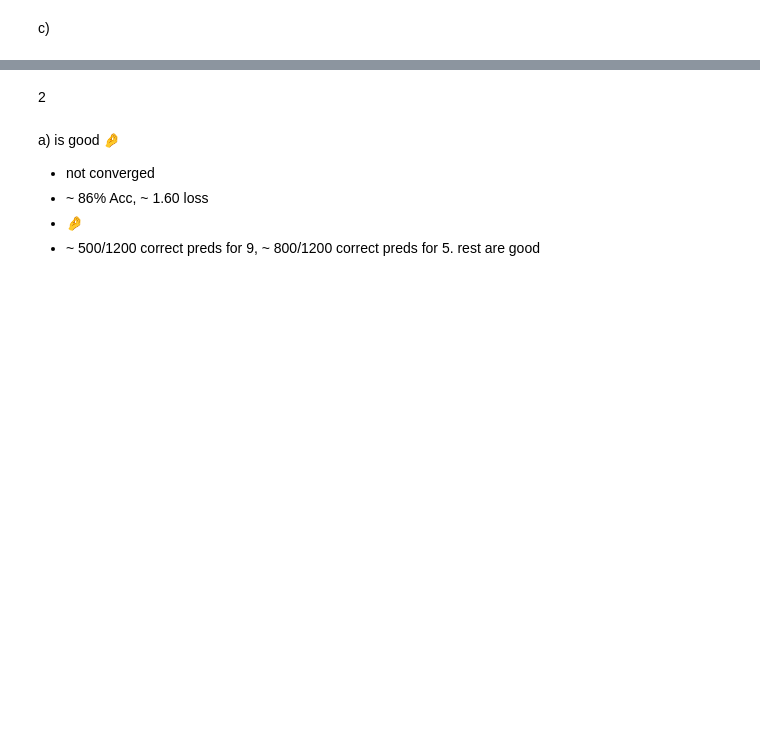
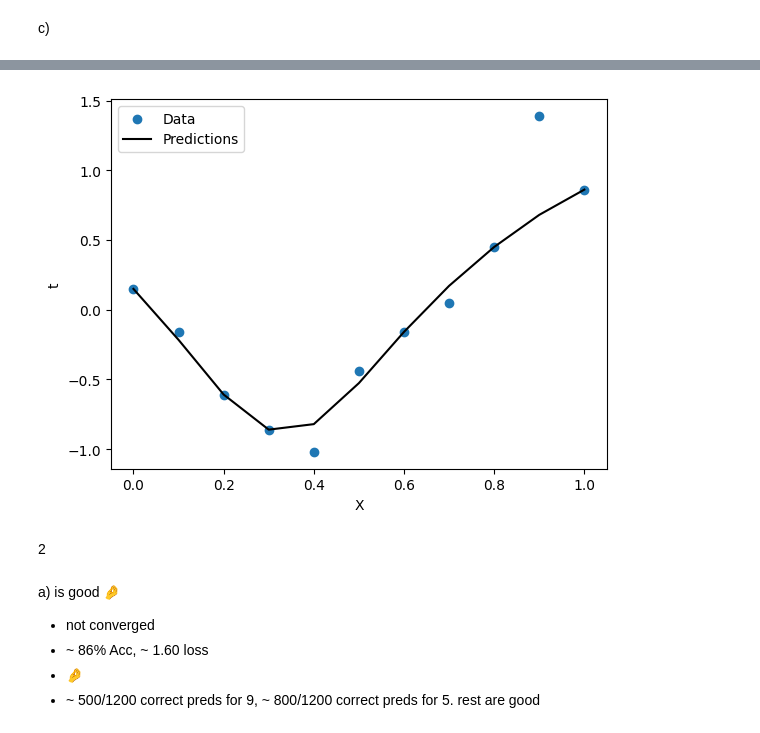
Before and after one commit to dpl373/AML, a Jupyter notebook: w_05/exercise_5_RV.ipynb, the cells around one changed output, grey strips where cells are left out. Cells and saved outputs as stored; diff of their text form; code cells hidden in the pictures; blank space fills up the shorter version.

```diff
--- a/w_05/exercise_5_RV.ipynb
+++ b/w_05/exercise_5_RV.ipynb
@@ -100,3 +116,7 @@ plot_loss(history)
+# %%
+plot_horsepower(X, y)
+# %% [output]
+[figure, added]
 # %% [markdown]
 2
 # %% [markdown]
```
Also changed, not shown: parts of 5 cells of this notebook.
